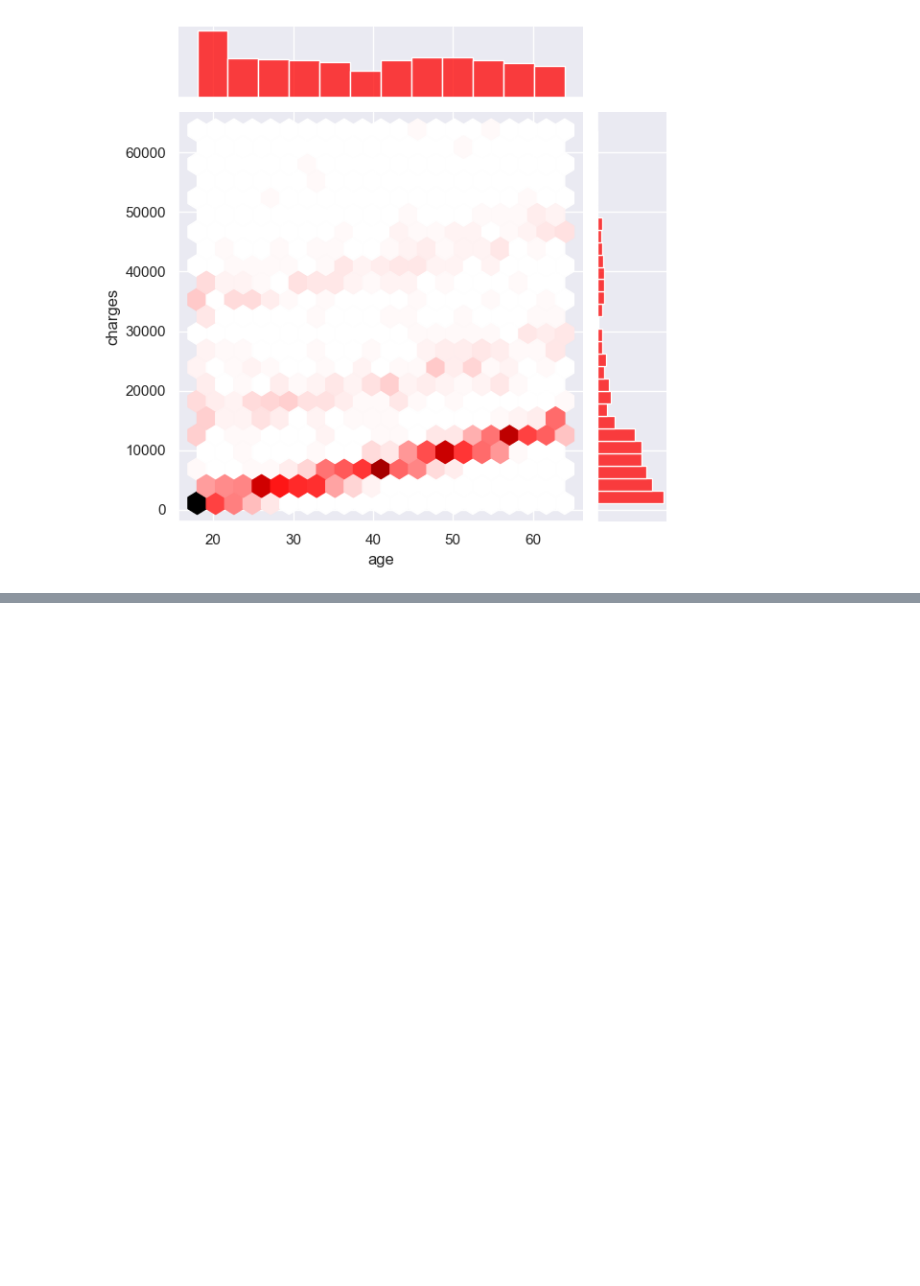
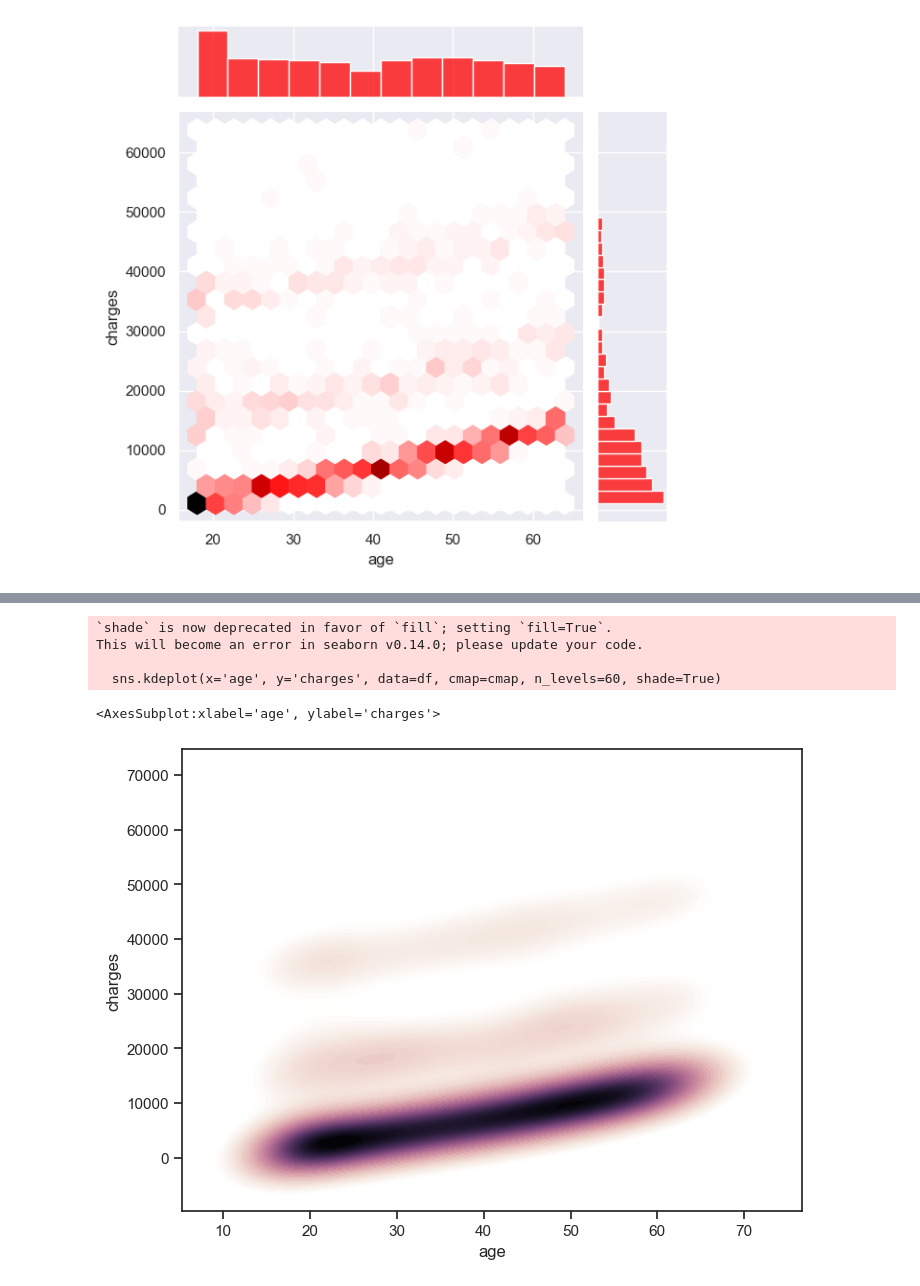
Before and after one commit to ron-ligsay/EDA, a Jupyter notebook: src/Learn EDA/Correlation and P_value_2.ipynb, the cells around one changed output, grey strips where cells are left out. Cells and saved outputs as stored; diff of their text form; code cells hidden in the pictures; blank space fills up the shorter version.

```diff
--- a/src/Learn EDA/Correlation and P_value_2.ipynb
+++ b/src/Learn EDA/Correlation and P_value_2.ipynb
@@ -210,0 +224,12 @@ sns.jointplot(x='age', y='charges', data=df, kind='hex', color='red')
+# %%
+f, ax = plt.subplots(figsize=(8, 6))
+cmap = sns.cubehelix_palette(as_cmap=True, dark=0, light=1, reverse=False)
+#sns.kdeplot(df.age, df.charges, cmap=cmap, n_levels=60, shade=True)
+sns.kdeplot(x='age', y='charges', data=df, cmap=cmap, n_levels=60, shade=True)
+# %% [output]
+`shade` is now deprecated in favor of `fill`; setting `fill=True`.
+This will become an error in seaborn v0.14.0; please update your code.
+
+  sns.kdeplot(x='age', y='charges', data=df, cmap=cmap, n_levels=60, shade=True)
+<AxesSubplot:xlabel='age', ylabel='charges'>
+[figure, added]
```
Also changed, not shown: parts of 3 cells of this notebook.
